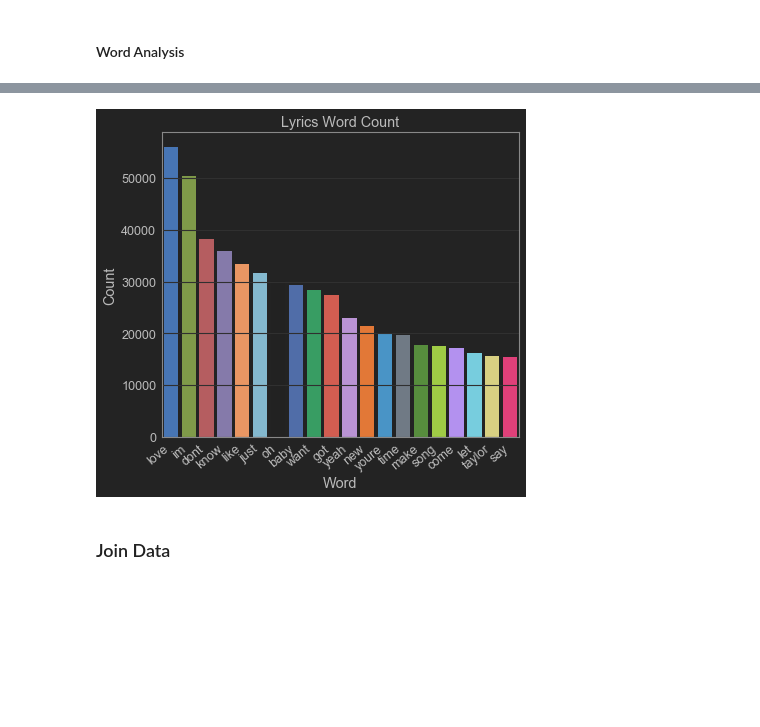
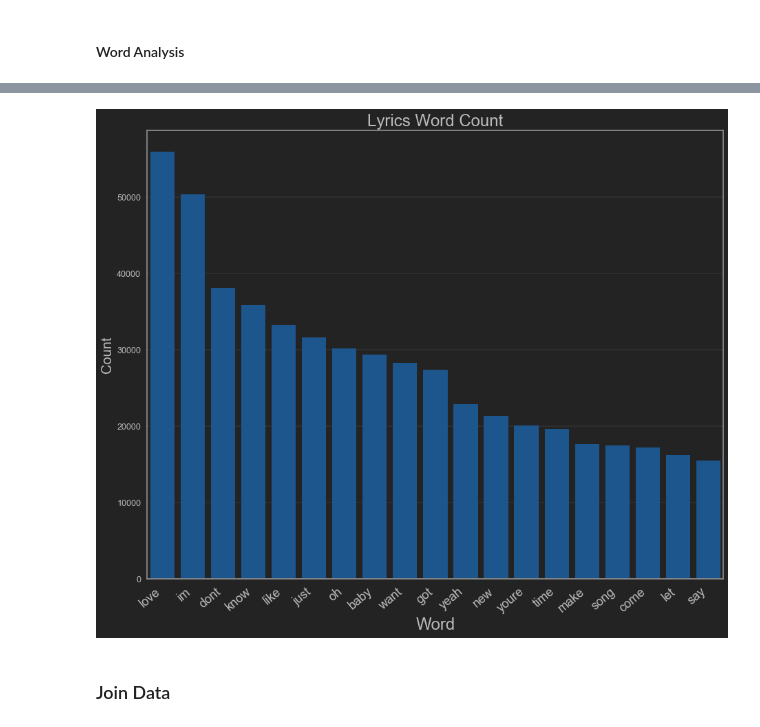
Before and after one commit to akraemer007/what_exactly_are_we_turning_down_for_again, a Jupyter notebook: EDA/eda.ipynb, the cells around one changed output, grey strips where cells are left out. Saved outputs shown, nothing was run; the diff lists cells and outputs as text; code cells hidden in the pictures; blank space fills up the shorter version.

```diff
--- a/EDA/eda.ipynb
+++ b/EDA/eda.ipynb
@@ -5,7 +5,7 @@ import matplotlib
 import matplotlib.pyplot as plt
 from jupyterthemes import jtplot
 import seaborn as sns
-# sns.set(color_codes = True)
+sns.set(color_codes = True)
 %matplotlib inline
 matplotlib.rcParams['figure.figsize'] = (10, 8)
 # %%
@@ -69,14 +84,15 @@ word_counts.columns = ['word', 'count'] # rename columns
 # %%
 top_words = word_counts.sort_values('count', ascending = False).head(20)
+plt.subplots(figsize = (15, 12))
 sns.barplot(x = 'word',
-            y = 'count', data = top_words )
-plt.xlabel('Word')
-plt.ylabel('Count')
-plt.xticks(rotation=40, ha = 'right')
-plt.title('Lyrics Word Count')
+            y = 'count', data = top_words[top_words.word != 'taylor'], color = '#0b559f')
+plt.xlabel('Word', fontsize = 24)
+plt.ylabel('Count', fontsize = 20)
+plt.xticks(rotation=40, ha = 'right', fontsize = 18)
+plt.title('Lyrics Word Count', fontsize = 24)
 plt.show()
 # %% [output]
-[figure, old version]
+[figure, new version]
 # %% [markdown]
 ### Join Data
 # %%
```
Also changed, not shown: parts of 17 cells of this notebook, 4 other files.
